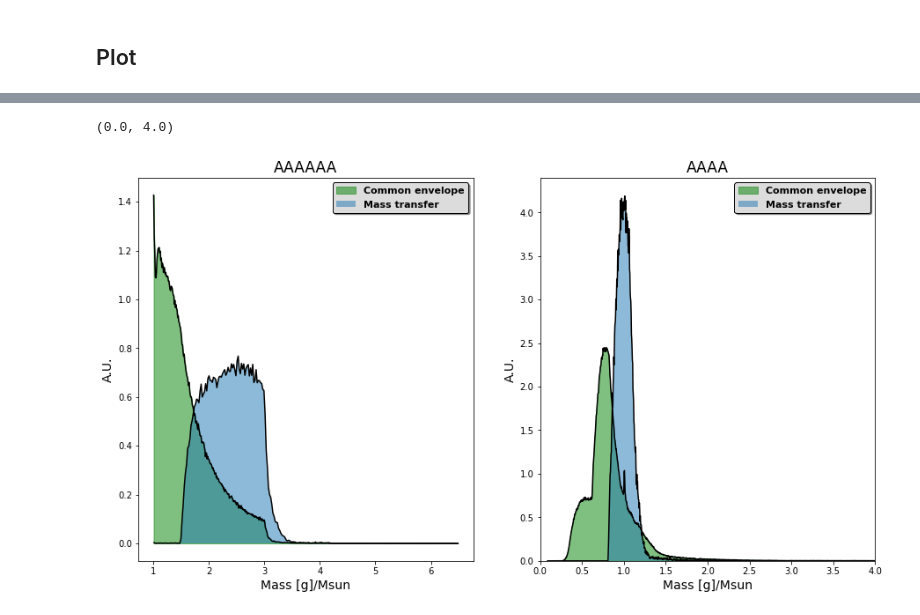
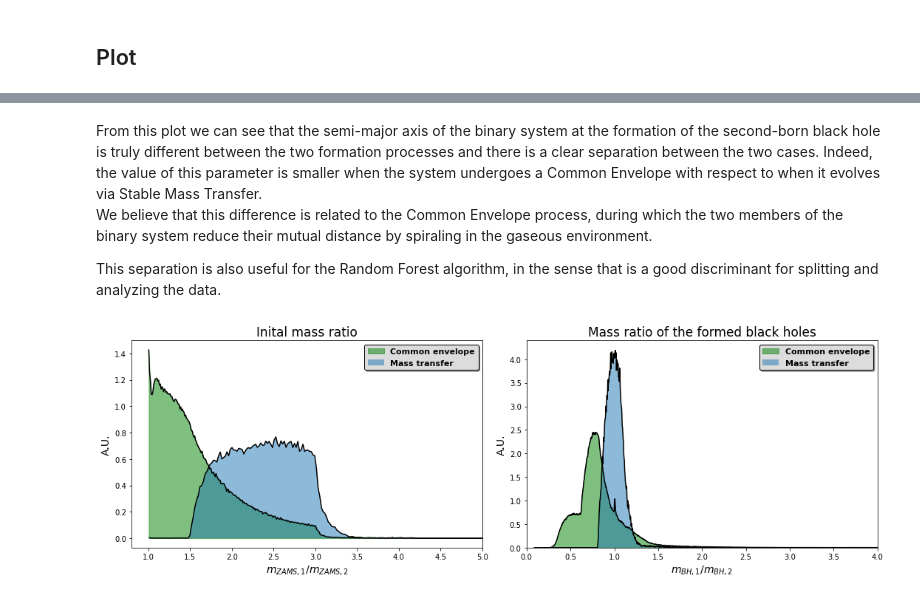
Before and after one commit to PaoloZinesi/TheFormationOfBinaryBlackHoles, a Jupyter notebook: LCP_projects_Y4-Group9/Project.ipynb, the cells around one changed output, grey strips where cells are left out. Cells and saved outputs as stored; diff of their text form; code cells hidden in the pictures.

```diff
--- a/LCP_projects_Y4-Group9/Project.ipynb
+++ b/LCP_projects_Y4-Group9/Project.ipynb
@@ -560,6 +574,10 @@ fig.tight_layout()
+# %% [markdown]
+From this plot we can see that the semi-major axis of the binary system at the formation of the second-born black hole is truly different between the two formation processes and there is a clear separation between the two cases. Indeed, the value of this parameter is smaller when the system undergoes a Common Envelope with respect to when it evolves via Stable Mass Transfer.
+We believe that this difference is related to the Common Envelope process, during which the two members of the binary system reduce their mutual distance by spiraling in the gaseous environment.
+
+This separation is also useful for the Random Forest algorithm, in the sense that is a good discriminant for splitting and analyzing the data.
 # %%
-fig, ax = plt.subplots(nrows=1, ncols=2, figsize=(15, 8))
-
+fig, ax = plt.subplots(nrows=1, ncols=2, figsize=(15, 5))
 
 
 
@@ -574,36 +592,39 @@ bin_centers_1_f = 0.5 * (edges_1_f[:-1] + edges_1_f[1:])       #Norm Hist for FA
 ax[0].plot(bin_centers_1_t, entries_1_t, color='black')
 ax[0].fill_between(bin_centers_1_t, entries_1_t, alpha=0.5, color='green', label = 'Common envelope')
 
 ax[0].plot(bin_centers_1_f, entries_1_f, color='black')
 ax[0].fill_between(bin_centers_1_f, entries_1_f, alpha=0.5, label = 'Mass transfer')
 
 ax[0].legend(prop={'weight':'bold','size':11}, loc='upper right', facecolor='gainsboro', edgecolor='black', shadow=True)
-ax[0].set_title('AAAAAA', fontsize=17)
-ax[0].set_xlabel('Mass [g]/Msun', fontsize=14)
+ax[0].set_title('Inital mass ratio', fontsize=17)
+ax[0].set_xlabel(r'$m_{ZAMS, 1}/m_{ZAMS, 2}$', fontsize=14)
 ax[0].set_ylabel('A.U.', fontsize=14)                 #legend & titles
+
+ax[0].set_xlim(left=0.8,right=5)
 
 
 
 #[1]  -   col.2:m2ZAMS/Msun - col.21:CE   - Initial mass of the secondary member per Formation Process
 
 entries_2_t, edges_2_t, _ = plt.hist(frame[frame['col.21:CE']==True]['colExt2:ratio_m1_m2_rem'], bins = 'fd', color = 'w', density=True)
 bin_centers_2_t = 0.5 * (edges_2_t[:-1] + edges_2_t[1:])      # Norm Hist for TRUE - CommonEnvelope
 
 entries_2_f, edges_2_f, _ = plt.hist(frame[frame['col.21:CE']==False]['colExt2:ratio_m1_m2_rem'], bins = 'fd', color = 'w', density=True)
 bin_centers_2_f = 0.5 * (edges_2_f[:-1] + edges_2_f[1:])      #Norm Hist for FALSE - StableMassTransfer
 
 ax[1].plot(bin_centers_2_t, entries_2_t, color='black')
 ax[1].fill_between(bin_centers_2_t, entries_2_t, alpha=0.5, color='green', label = 'Common envelope')
 
 ax[1].plot(bin_centers_2_f, entries_2_f, color='black')
 ax[1].fill_between(bin_centers_2_f, entries_2_f, alpha=0.5, label = 'Mass transfer')
 
 ax[1].legend(prop={'weight':'bold','size':11}, loc='upper right', facecolor='gainsboro', edgecolor='black', shadow=True)
-ax[1].set_title('AAAA', fontsize=17)
-ax[1].set_xlabel('Mass [g]/Msun', fontsize=14)
+ax[1].set_title('Mass ratio of the formed black holes', fontsize=17)
+ax[1].set_xlabel(r'$m_{BH, 1}/m_{BH, 2}$', fontsize=14)
 ax[1].set_ylabel('A.U.', fontsize=14)             #legend & titles
 
 ax[1].set_xlim(left=0,right=4)
+
+fig.tight_layout()
 # %% [output]
-(0.0, 4.0)
-[figure, old version]
+[figure, new version]
```
Also changed, not shown: parts of 18 cells of this notebook, 3 other files.
